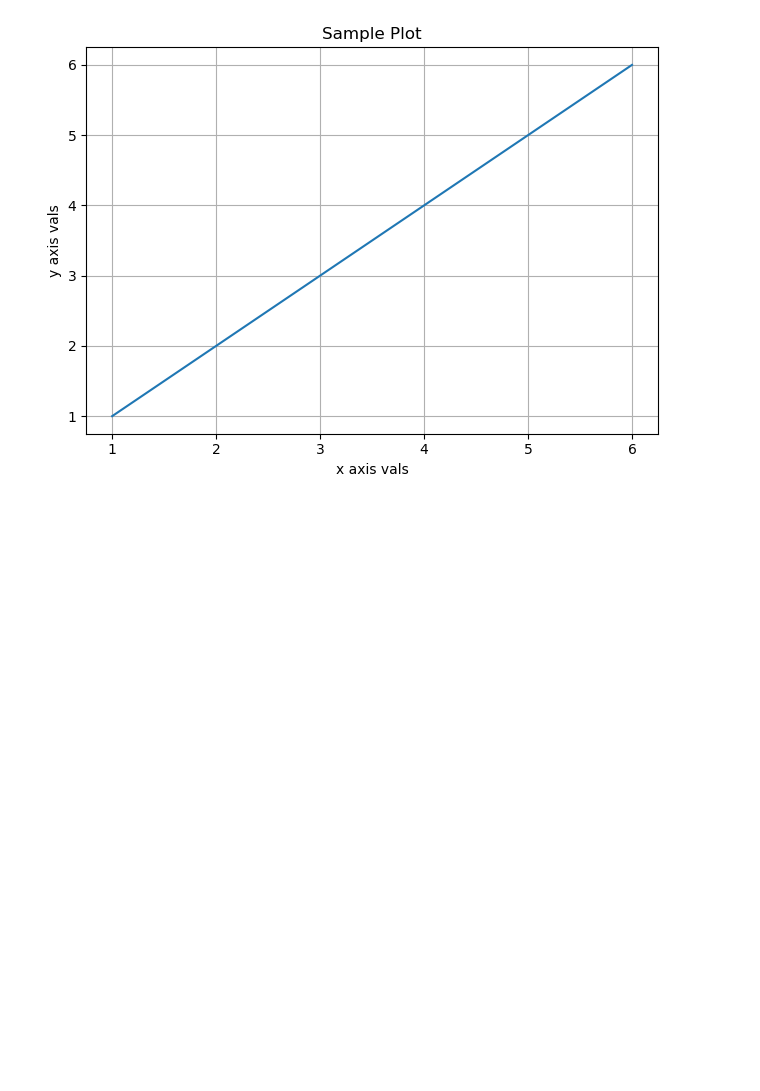
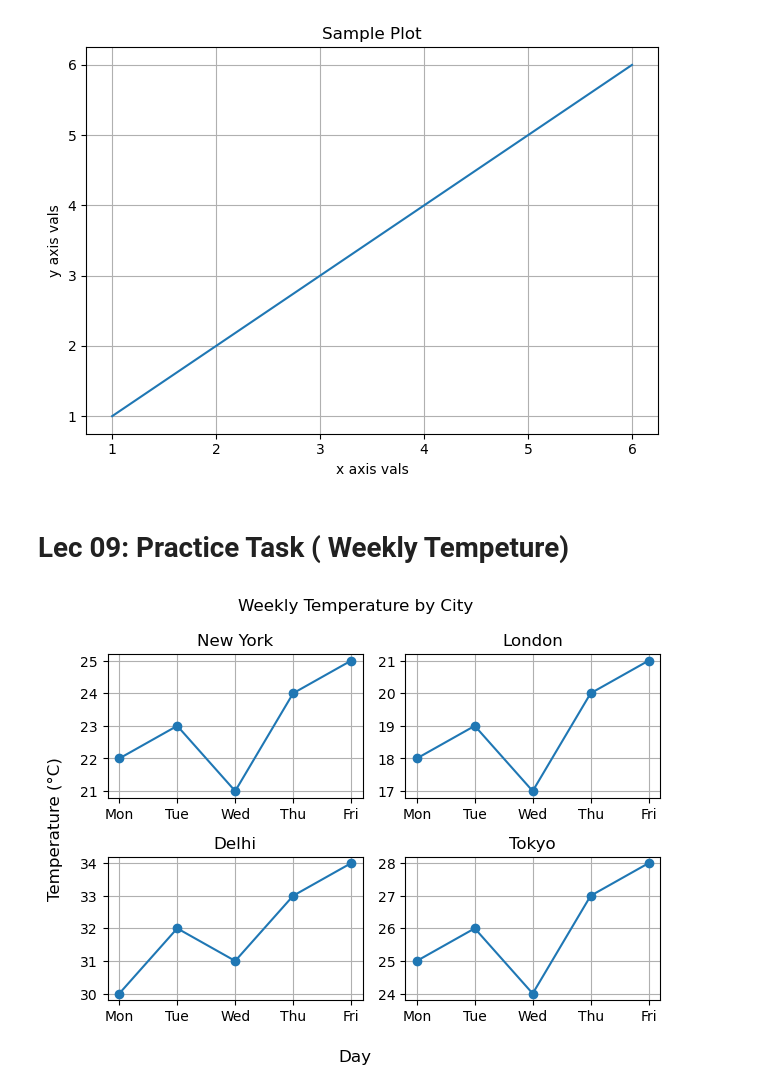
Before and after one commit to SourabhTiware/AI-ML-DS-Learning-Journey, a Jupyter notebook: 11 Data Visualization Part 2/matplotlibPart2.ipynb, the cells around one changed output. Drawn from its saved outputs; the diff is of its cells as text; code cells hidden in the pictures; blank space fills up the shorter version.

```diff
--- a/11 Data Visualization Part 2/matplotlibPart2.ipynb
+++ b/11 Data Visualization Part 2/matplotlibPart2.ipynb
@@ -218,3 +218,33 @@ axes.grid(True)
 fig.tight_layout()
 # %% [output]
 [figure]
+# %% [markdown]
+# Lec 09: Practice Task ( Weekly Tempeture)
+# %%
+# Temperature over cities
+days = ["Mon", "Tue", "Wed", "Thu", "Fri"]
+
+cities = ["New York", "London", "Delhi", "Tokyo"]
+
+temperatures = [
+    [22, 23, 21, 24, 25],   # New York
+    [18, 19, 17, 20, 21],   # London
+    [30, 32, 31, 33, 34],   # Delhi
+    [25, 26, 24, 27, 28]    # Tokyo
+]
+
+fig, axes = plt.subplots(2, 2)
+axes = axes.flatten()
+
+for i, ax in enumerate(axes):
+    ax.plot(days, temperatures[i], marker='o')
+    ax.set_title(cities[i])
+    ax.grid(True)
+
+fig.suptitle("Weekly Temperature by City")
+fig.supylabel("Temperature (°C)")
+fig.supxlabel("Day")
+
+fig.tight_layout()
+# %% [output]
+[figure, added]
```
Also changed, not shown: 2 other files.
